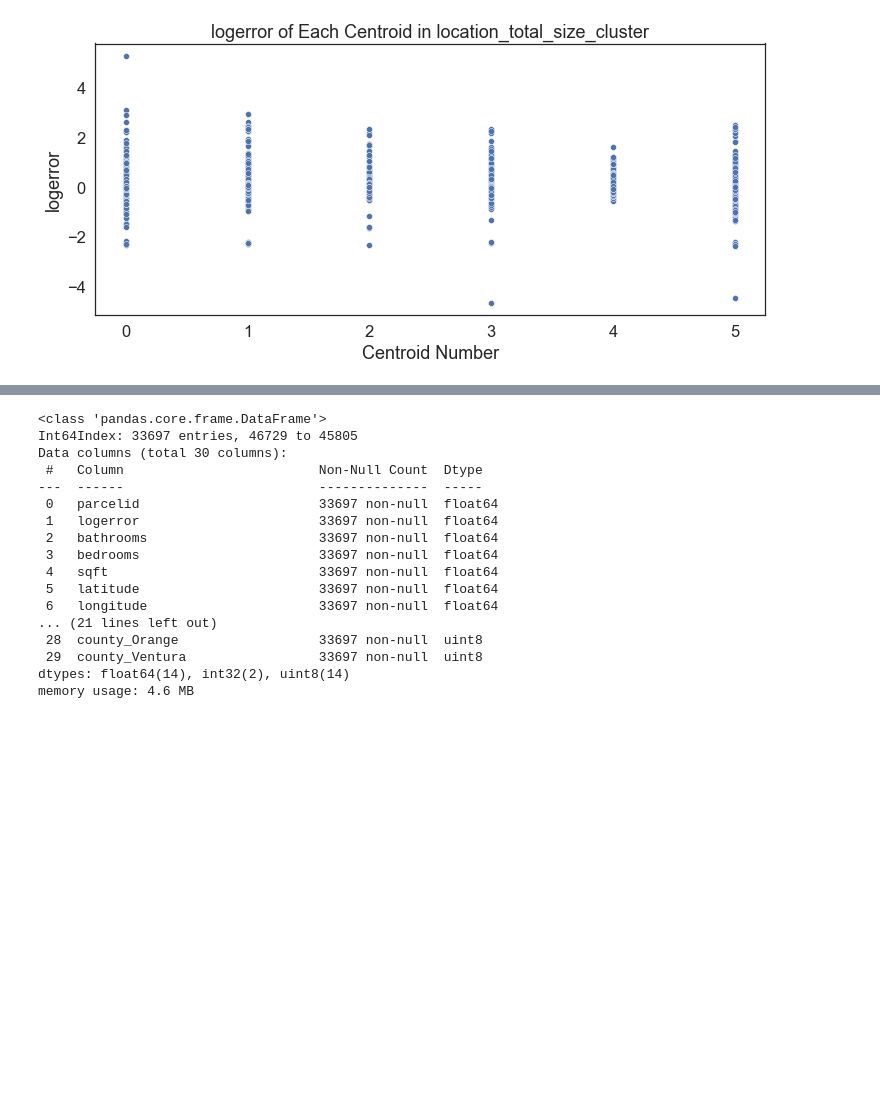
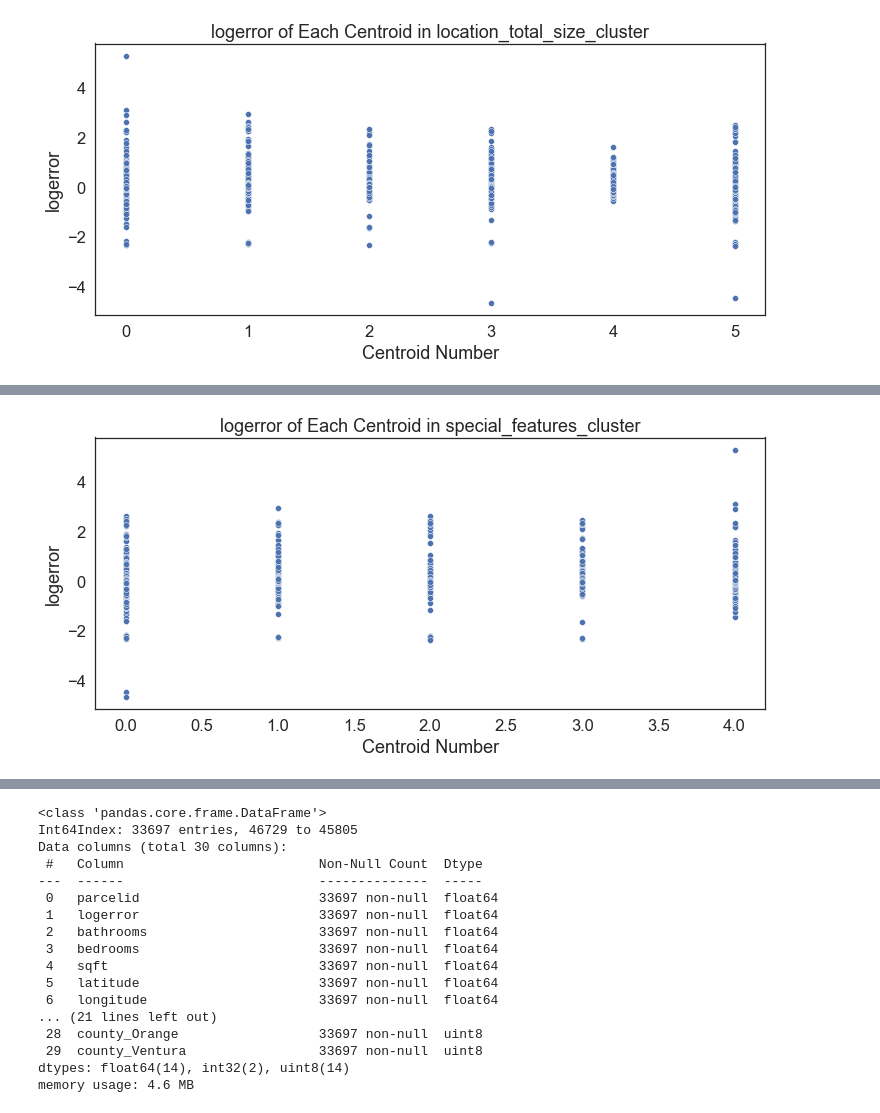
Before and after one commit to cd2022mirzakhani/clustering_project, a Jupyter notebook: Final_Zestimate.ipynb, the cells around one changed output, grey strips where cells are left out. Cells and saved outputs as stored; diff of their text form; code cells hidden in the pictures; blank space fills up the shorter version.

```diff
--- a/Final_Zestimate.ipynb
+++ b/Final_Zestimate.ipynb
@@ -191,0 +199,6 @@ Ttest_1sampResult(statistic=3.8528862675484477, pvalue=0.00011780631627215693)
+# %%
+#viz showing LogError distribution for combined feature
+#special features cluster
+e.special_features_cluster_plot(train)
+# %% [output]
+[figure, added]
```
Also changed, not shown: parts of 37 cells of this notebook.
